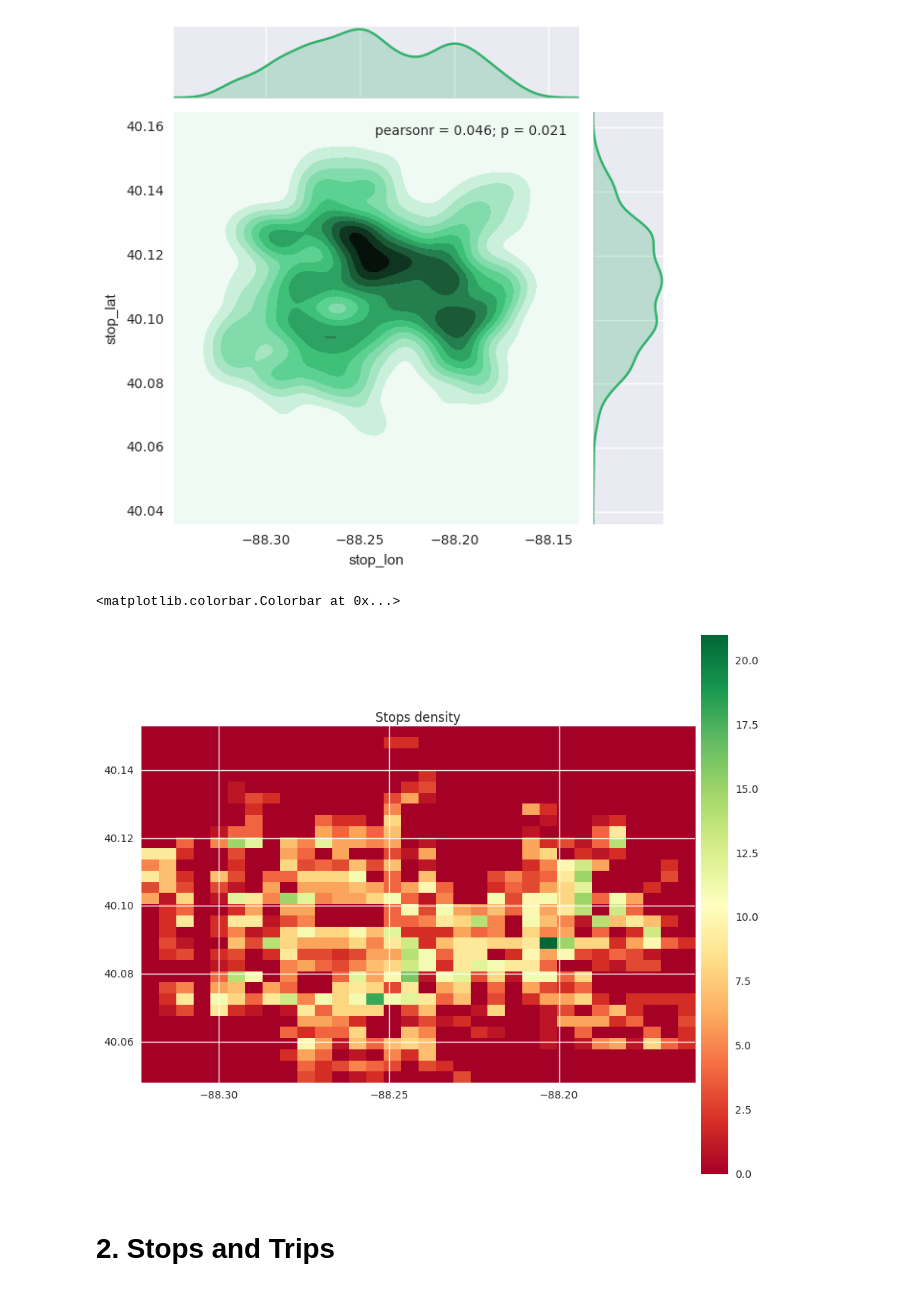
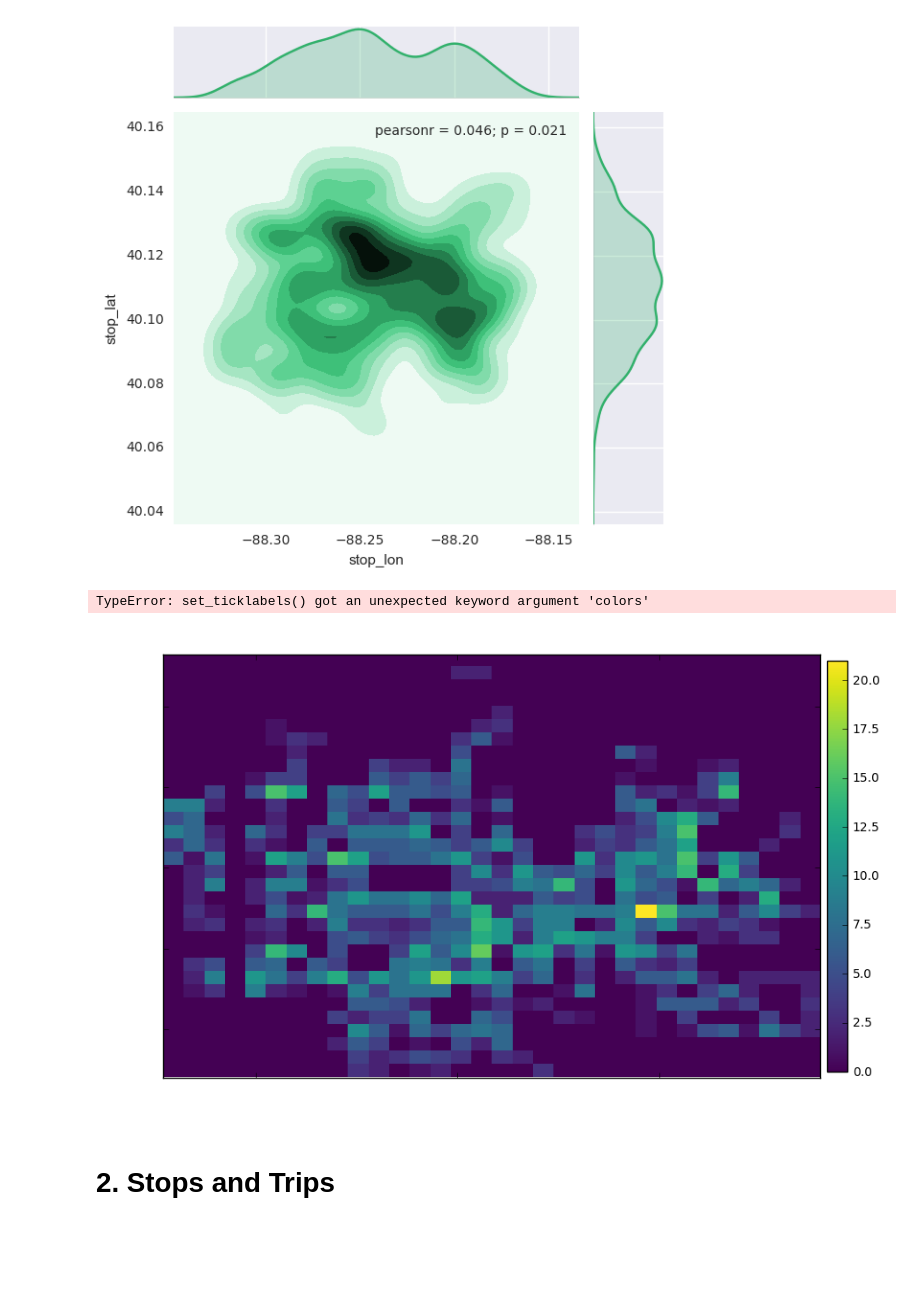
Before and after one commit to UIUC-iSchool-DataViz/project-spring2017, a Jupyter notebook: part1/P1Q2 Stops (20170409).ipynb, the cells around one changed output. Saved outputs shown, nothing was run; the diff lists cells and outputs as text; code cells hidden in the pictures; blank space fills up the shorter version.

```diff
--- a/part1/P1Q2 Stops (20170409).ipynb
+++ b/part1/P1Q2 Stops (20170409).ipynb
@@ -160,39 +167,41 @@ class Dataset:
 
 dataset = Dataset(data["stops"])
 # %%
-plt.rcParams["figure.figsize"] = (10, 10)
+
+
 stats=dataset.stats()
 lon_min=stats["stop_lon"][0]
 lon_max=stats["stop_lon"][1]
 lat_min=stats["stop_lat"][0]
 lat_max=stats["stop_lat"][1]
 num_bins=32
 lon=np.mgrid[lon_min:lon_max:(num_bins+1)*1j]
 lat=np.mgrid[lat_min:lat_max:(num_bins+1)*1j]
 stops_count=np.zeros((num_bins,num_bins))
 for i in range(num_bins):
     left_lat=lat[i]
     right_lat=lat[i+1]
     filter_lat_left=dataset.filter_gt("stop_lat",left_lat)
     filter_lat_right=filter_lat_left.filter_lt("stop_lat",right_lat)
     for j in range(num_bins):
         left_lon=lon[j]
         right_lon=lon[j+1]
         filter_lon_left=filter_lat_right.filter_gt("stop_lon",left_lon)
         filter_lon_right=filter_lon_left.filter_lt("stop_lon",right_lon)
         stops_count[i,j]+=filter_lon_right.size()
 
-plt.imshow(stops_count,extent=(lon_min,lon_max,lat_min,lat_max),cmap=plt.cm.RdYlGn,interpolation="nearest")
-plt.title("Stops density")
-plt.colorbar(fraction=0.046, pad=0.01)
-
-#resolution
-#latlon
-#side by side
-#in accordance with the seaborn one
+plt.imshow(stops_count,extent=(lon_min,lon_max,lat_min,lat_max),cmap=plt.cm.viridis,interpolation="nearest")
+plt.title("STOPS DENSITY of CU MTD",color="white")
+plt.xlabel("LONGITUDE",color="white")
+plt.xticks(color="white")
+plt.ylabel("LATITUDE",color="white")
+plt.yticks(color="white")
+cb=plt.colorbar(fraction=0.03, pad=0.01)
+cb.set_ticklabels(colors="white")
+plt.savefig('demo.png', transparent=True)
 # %% [output]
-<matplotlib.colorbar.Colorbar at 0x...>
+TypeError: set_ticklabels() got an unexpected keyword argument 'colors'
-[figure, old version]
+[figure, new version]
 # %% [markdown]
 # 2. Stops and Trips
 # %%
```
Also changed, not shown: parts of 9 cells of this notebook, 4 other files.
